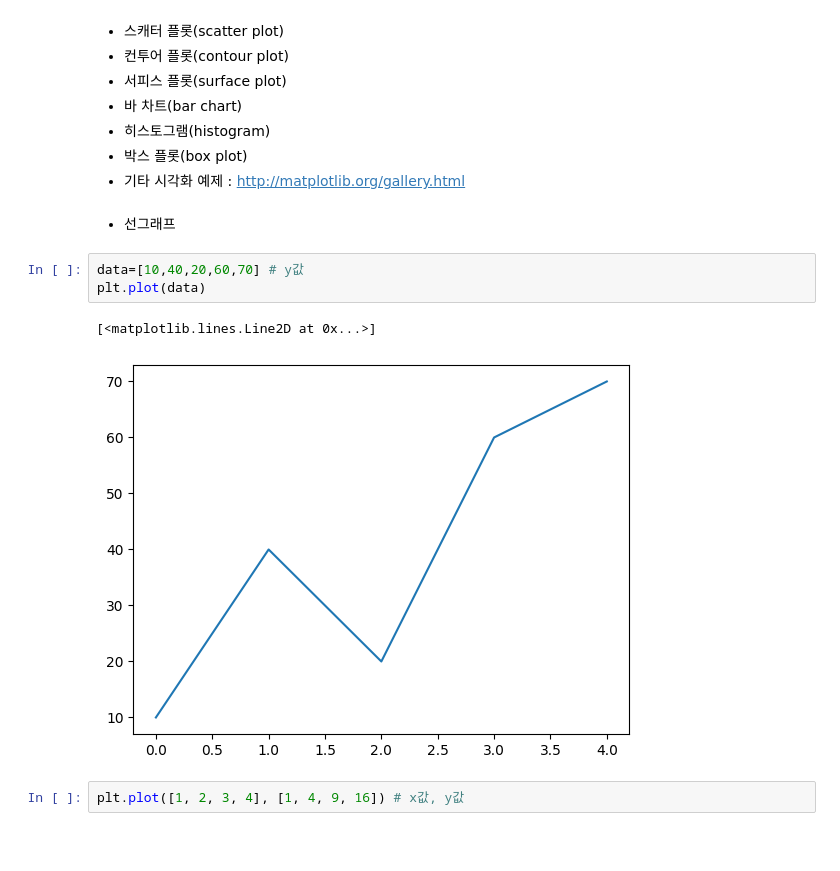
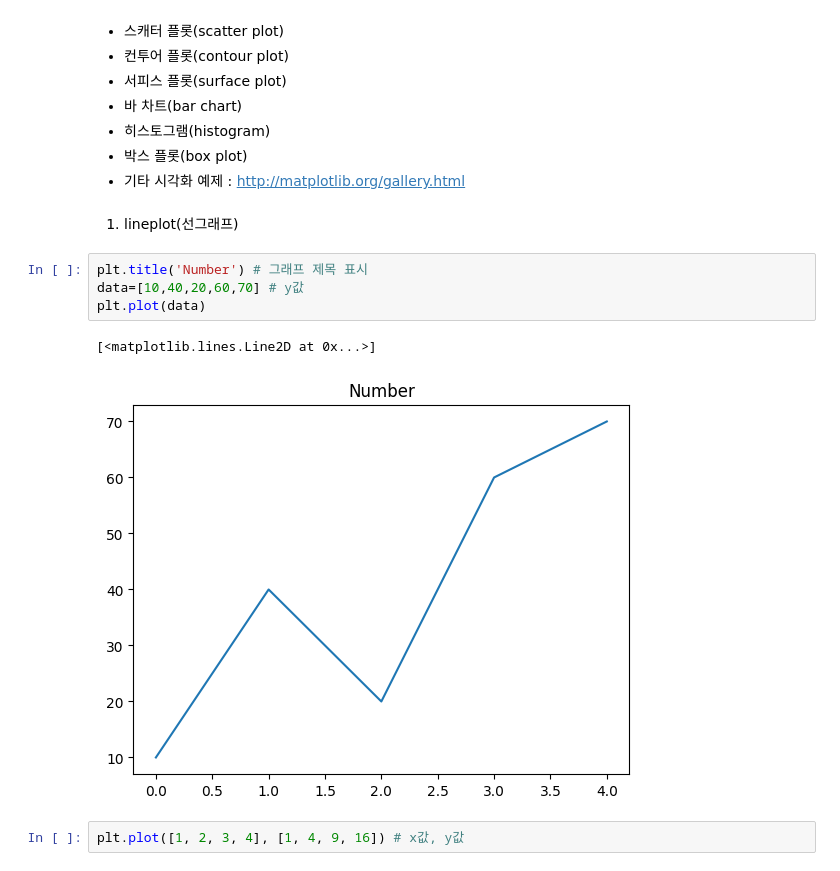
Before and after one commit to kimjeoungeun/my_study, a Jupyter notebook: python_self/matplotlib.ipynb, the cells around one changed output. Saved outputs shown, nothing was run; the diff lists cells and outputs as text; blank space fills up the shorter version.

```diff
--- a/python_self/matplotlib.ipynb
+++ b/python_self/matplotlib.ipynb
@@ -16,14 +16,15 @@ import matplotlib.pyplot as plt
 - 히스토그램(histogram)
 - 박스 플롯(box plot)
 - 기타 시각화 예제 : http://matplotlib.org/gallery.html
-# %% [markdown]
-- 선그래프
+# %% [markdown]
+1. lineplot(선그래프)
 # %%
+plt.title('Number') # 그래프 제목 표시
 data=[10,40,20,60,70] # y값
 plt.plot(data)
 # %% [output]
 [<matplotlib.lines.Line2D at 0x...>]
-[figure, old version]
+[figure, new version]
 # %%
 plt.plot([1, 2, 3, 4], [1, 4, 9, 16]) # x값, y값
 # %% [output]
```
Also changed, not shown: parts of 21 cells of this notebook.
